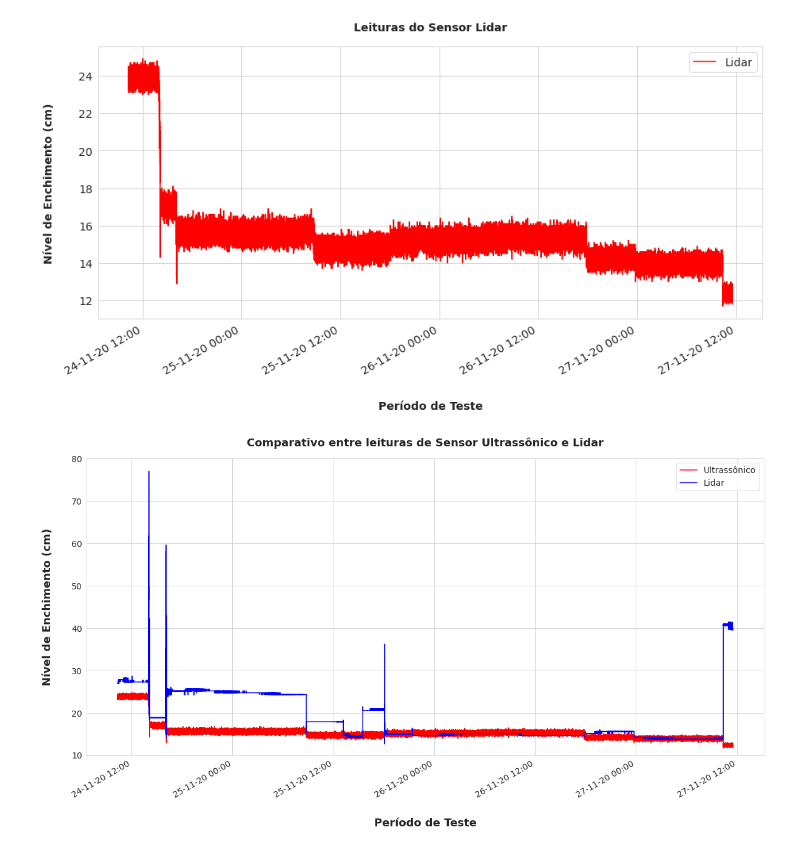
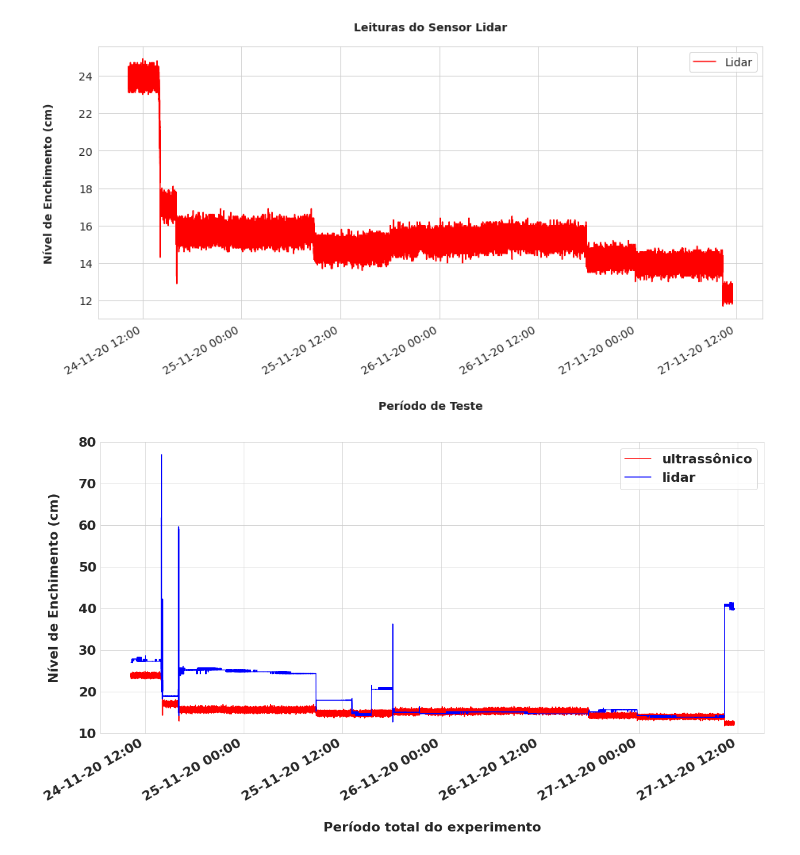
Before and after one commit to wasp-lahis/Coleta_Residuos, a Jupyter notebook: Heltech_Esp32/lidar_codes/vl53l0x_lidar_vs_sonar/experimento_24-27_11_2020/vl53l0x_lidar_vs_sonar.ipynb, the cells around one changed output. Drawn from its saved outputs; the diff is of its cells as text; code cells hidden in the pictures.

```diff
--- a/Heltech_Esp32/lidar_codes/vl53l0x_lidar_vs_sonar/experimento_24-27_11_2020/vl53l0x_lidar_vs_sonar.ipynb
+++ b/Heltech_Esp32/lidar_codes/vl53l0x_lidar_vs_sonar/experimento_24-27_11_2020/vl53l0x_lidar_vs_sonar.ipynb
@@ -241,53 +243,53 @@ plt.show()
 # chart elements - size settings
 SMALL_SIZE = 10
 MEDIUM_SIZE = 12
-BIGGER_SIZE = 14
+BIGGER_SIZE = 22
 
-# font = {'family' : 'normal',
-#         'weight' : 'bold',
-#         'size'   : 16
-#        }
-# plt.rc('font', **font)
+font = {'family' : 'normal',
+        'weight' : 'bold',
+        'size'   : 16
+       }
+plt.rc('font', **font)
 
-plt.rc('font', size = BIGGER_SIZE)         # controls default text sizes
-plt.rc('axes', titlesize = BIGGER_SIZE)    # fontsize of the axes title
-plt.rc('axes', labelsize = BIGGER_SIZE)    # fontsize of the x and y labels
+# plt.rc('font', size = BIGGER_SIZE)         # controls default text sizes
+# plt.rc('axes', titlesize = BIGGER_SIZE)    # fontsize of the axes title
+# plt.rc('axes', labelsize = BIGGER_SIZE)    # fontsize of the x and y labels
 plt.rc('xtick', labelsize = BIGGER_SIZE)   # fontsize of the tick labels
 plt.rc('ytick', labelsize = BIGGER_SIZE)   # fontsize of the tick labels
 plt.rc('legend', fontsize = BIGGER_SIZE)   # legend fontsize
-plt.rc('figure', titlesize = BIGGER_SIZE)  # fontsize of the figure title
+# plt.rc('figure', titlesize = BIGGER_SIZE)  # fontsize of the figure title
 
-plt.figure(figsize=(20,10))
+fig = plt.figure(figsize=(20,10))
 ax = plt.gca()
 
 # plot linear charts
-bin_measures_df.plot(kind='line',x="time", y='lidar_raw', label='Ultrassônico', color = 'red',ax=ax)
-bin_measures_df.plot(kind='line',x="time", y='sonar_raw', label='Lidar', color = 'blue', ax=ax)
+bin_measures_df.plot(kind='line',x="time", y='lidar_raw', label='ultrassônico', color = 'red',ax=ax)
+bin_measures_df.plot(kind='line',x="time", y='sonar_raw', label='lidar', color = 'blue', ax=ax)
 
 # ajust x axis datetime
 
 xfmt = mdates.DateFormatter('%d-%m-%y %H:%M')
 ax.xaxis.set_major_formatter(xfmt)
 
 # zooming axis values
 plt.ylim(10, 80)
 # plt.xlim('24-11-2020 10:00','25-11-2020 00:00')  # TER - colocando pilhas por dez min (variação 2h)
 # plt.xlim('24-11-2020 13:00','24-11-2020 15:00')  # TER - pico 1
 # plt.xlim('24-11-2020 16:00','24-11-2020 16:20')    # TER - pico 2
 # plt.xlim('25-11-2020 00:00','26-11-2020 00:00')  # QUA - esporádico, colocando 10 pilhas.
 # plt.xlim('26-11-2020 00:00','27-11-2020 00:00')  # QUI - esporádico, colocando 10 pilhas. Com falso positivo
 # plt.xlim('27-11-2020 00:00','27-11-2020 12:00')  # SEXTA - esporádico, colocando ~2-5 pilhas
 # plt.xlim('27-11-2020 10:00','27-11-2020 12:00')  # SEXTA - final experimento
 
-plt.ylabel('Nível de Enchimento (cm)', fontweight='bold', fontsize=18, labelpad=30)
-plt.xlabel('Período de Teste', fontweight='bold', fontsize=18,labelpad=30)
+plt.ylabel('Nível de Enchimento (cm)', fontweight='bold', fontsize=22, labelpad=30)
+plt.xlabel('Período total do experimento', fontweight='bold', fontsize=22,labelpad=30)
 
 ttl = ax.title
 ttl.set_position([.5, 1.03])
-plt.title('Comparativo entre leituras de Sensor Ultrassônico e Lidar', fontweight='bold', fontsize=18)
-
-fig.savefig('temp.png', dpi=fig.dpi)
+# plt.title('Comparativo entre leituras de sensor ultrassônico e lidar', fontweight='bold', fontsize=18)
 
 plt.show()
+
+fig.savefig('cmp_sensores_geral.png',bbox_inches='tight')
 # %% [output]
-[figure, old version]
+[figure, new version]
```
Also changed, not shown: parts of 5 cells of this notebook, 5 other files.
